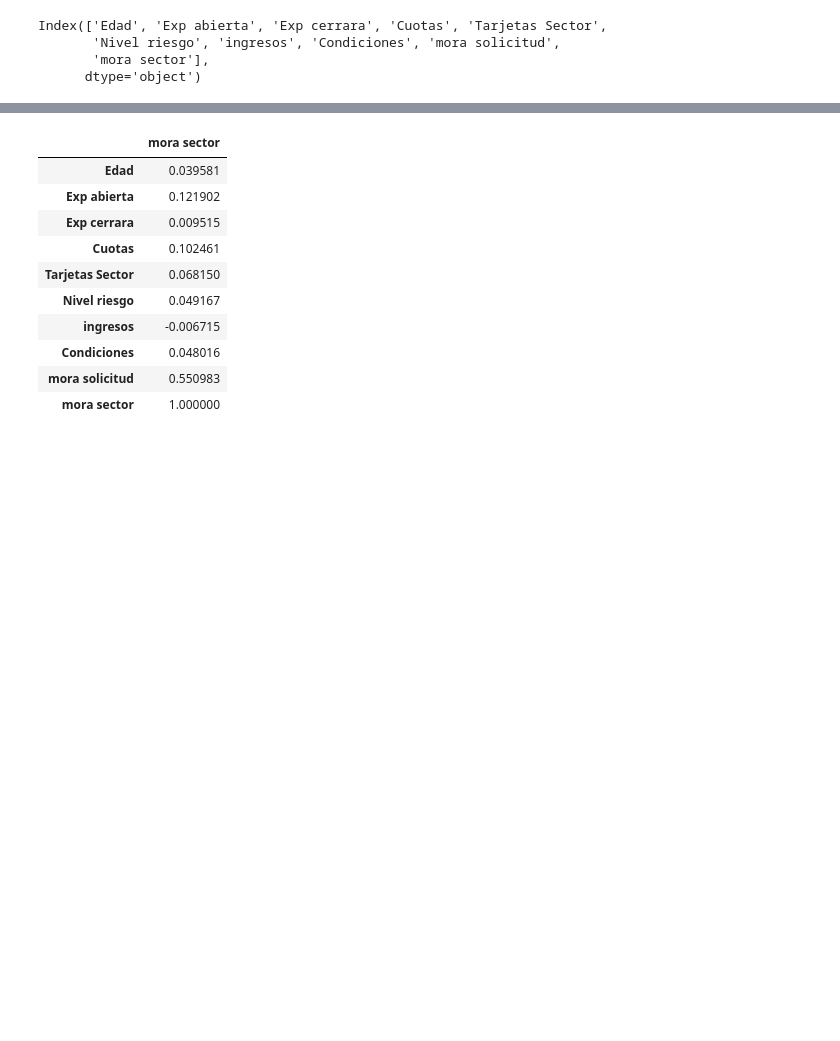
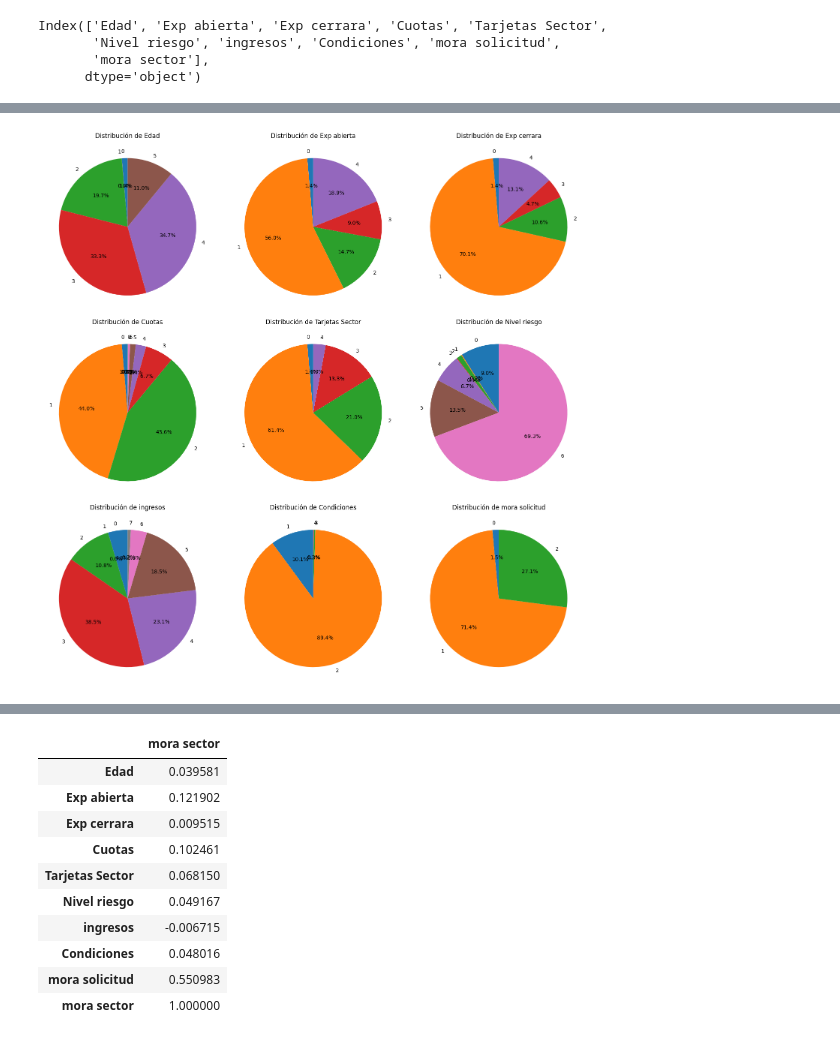
Before and after one commit to jjcuervo/Curso_introduccion, a Jupyter notebook: Taller_1,_2_y_3_Análisis_de_Datos.ipynb, the cells around one changed output, grey strips where cells are left out. Saved outputs shown, nothing was run; the diff lists cells and outputs as text; code cells hidden in the pictures; blank space fills up the shorter version.

```diff
--- a/Taller_1,_2_y_3_Análisis_de_Datos.ipynb
+++ b/Taller_1,_2_y_3_Análisis_de_Datos.ipynb
@@ -171,0 +284,6 @@ Index(['Edad', 'Exp abierta', 'Exp cerrara', 'Cuotas', 'Tarjetas Sector',
+# %%
+target = df.columns[-1]
+independientes = df.columns.drop(target)
+for col in df.columns.drop(target):
+    print(f"\nDistribución de {col}:")
+    print(df[col].value_counts(normalize=True).sort_index())
@@ -171,0 +308,22 @@ Index(['Edad', 'Exp abierta', 'Exp cerrara', 'Cuotas', 'Tarjetas Sector',
+# %%
+n_cols = 3  # cuántos gráficos por fila quieres
+n_rows = (len(independientes) + n_cols - 1) // n_cols  # cálculo automático de filas
+
+fig, axes = plt.subplots(n_rows, n_cols, figsize=(15, 5*n_rows))
+
+axes = axes.flatten()  # para iterar fácil
+
+for i, col in enumerate(independientes):
+    valores = df[col].value_counts(normalize=True).sort_index()
+
+    axes[i].pie(valores, labels=valores.index, autopct='%1.1f%%', startangle=90)
+    axes[i].set_title(f"Distribución de {col}")
+
+# Ocultar los ejes sobrantes si hay más espacios que variables
+for j in range(i+1, len(axes)):
+    axes[j].axis('off')
+
+plt.tight_layout()
+plt.show()
+# %% [output]
+[figure, added]
```
Also changed, not shown: parts of 27 cells of this notebook.
